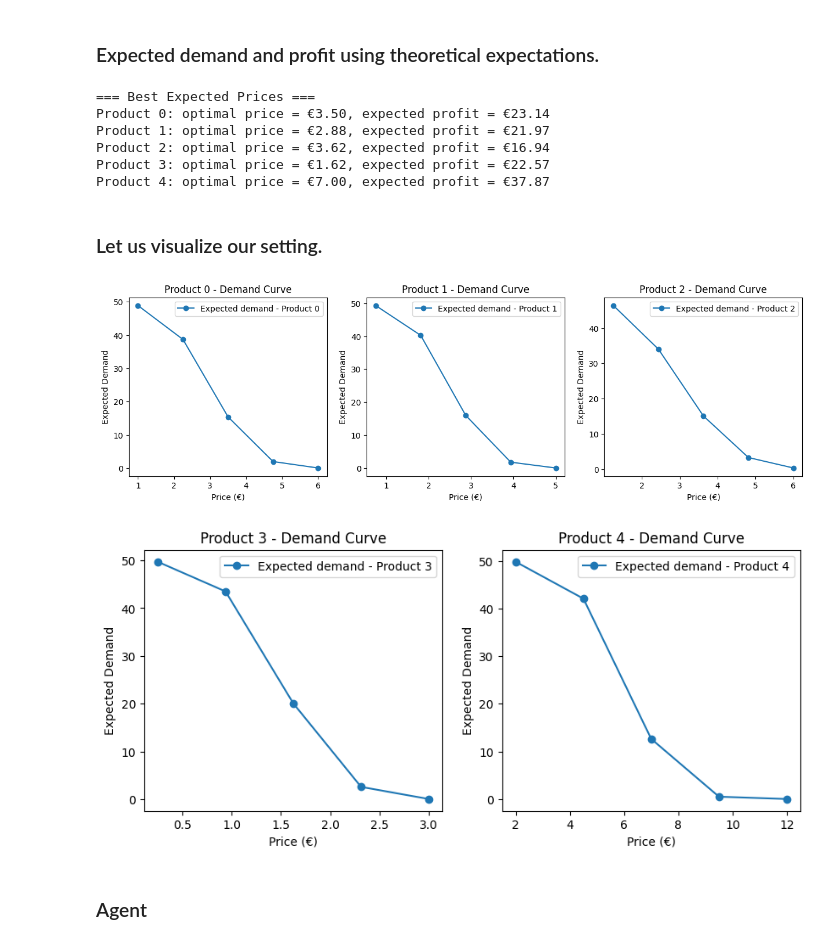
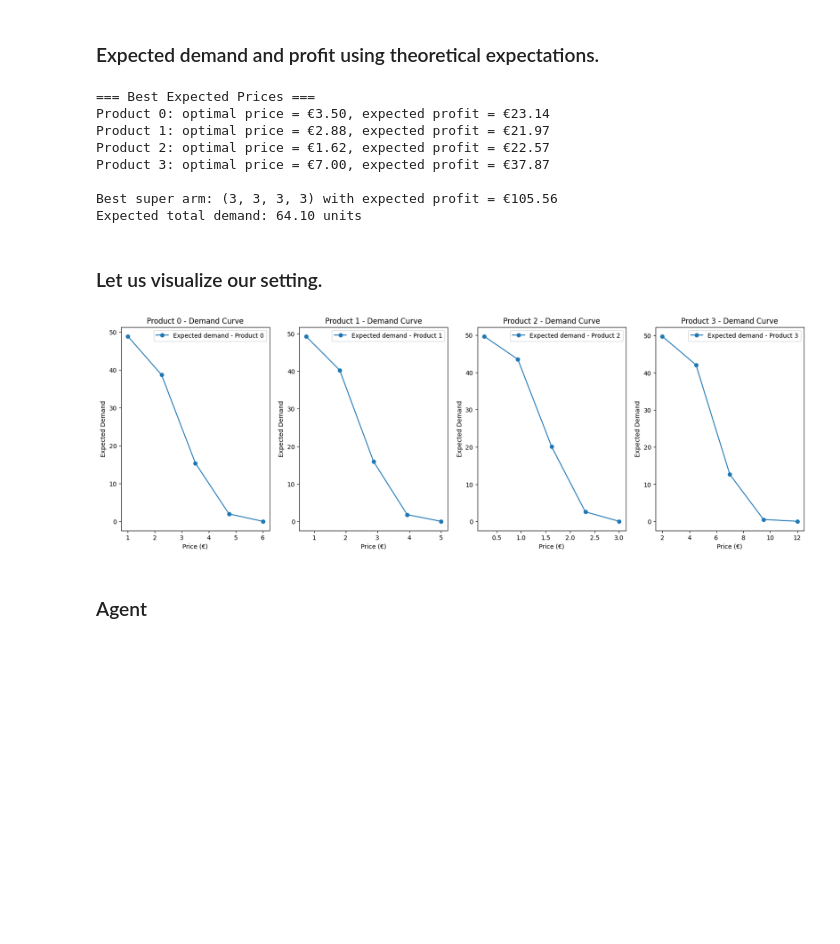
Before and after one commit to peetceenatoo/online-learning, a Jupyter notebook: R2.ipynb, the cells around one changed output. Cells and saved outputs as stored; diff of their text form; code cells hidden in the pictures; blank space fills up the shorter version.

```diff
--- a/R2.ipynb
+++ b/R2.ipynb
@@ -49,9 +50,9 @@ class PricingEnvironmentMultiProduct(Environment):
 # %%
 # --- Global Settings ---
 
-N = 5                       # Number of products
-T = 20000 * N               # Time horizon (number of rounds)
-n_trials = 10               # Number of independent trials for averaging
+N = 4                       # Number of products
+T = 20000                   # Time horizon (number of rounds)
+n_trials = 3                # Number of independent trials for averaging
 
 # --- Pricing Grid and Product Info ---
 
@@ -59,9 +60,9 @@ price_step = 0.5
 
 K = 5         # Number of price options (arms per product)
 
-costs = np.array([2.00, 1.50, 2.50, 0.50, 4.00])
-values = np.array([3.00, 2.50, 3.00, 1.50, 6.00])
-std_valuations = np.array([1.0, 0.8, 1.2, 0.5, 1.5])
+costs = np.array([2.00, 1.50, 0.50, 4.00])
+values = np.array([3.00, 2.50, 1.50, 6.00])
+std_valuations = np.array([1.0, 0.8, 0.5, 1.5])
 
 assert len(costs) == len(values) == len(std_valuations) == N, "costs, values, std_valuations must all be of length N"
 assert np.all(costs < values), "Each product's cost must be less than its corresponding value"
@@ -85,8 +86,12 @@ assert buyers_per_round >= 1, "Must have at least one buyer per round"
 
 # --- Other Parameters ---
 
-zoom = 0.001              # Zoom factor for plotting
-s = 32                   # random seed
+zoom = 0.0005            # Zoom factor for plotting
+s = 30                  # random seed
+
+# --- Formatter for Millions in the plots---
+def millions_formatter(x, pos):
+    return f'{x / 1e6:.1f}M'
 # %% [markdown]
 ### Expected demand and profit using theoretical expectations.
 # %%
@@ -112,6 +117,7 @@ expected_profit_matrix = np.array(expected_profit_matrix)
 
 # --- Find best price per product ---
 best_price_indices = np.argmax(expected_profit_matrix, axis=1)
+best_super_arm = tuple(best_price_indices.tolist())  # Tuple, tipo (2, 1, 4, 0)
 best_prices = np.array([price_grids[i][idx] for i, idx in enumerate(best_price_indices)])
 best_profits = expected_profit_matrix[np.arange(N), best_price_indices]
 
@@ -119,39 +125,35 @@ best_profits = expected_profit_matrix[np.arange(N), best_price_indices]
 print("=== Best Expected Prices ===")
 for i in range(N):
     print(f"Product {i}: optimal price = €{best_prices[i]:.2f}, expected profit = €{best_profits[i]:.2f}")
+print()
+
+print(f"Best super arm: {tuple(idx+1 for idx in best_super_arm)} with expected profit = €{np.sum(best_profits):.2f}")
+print(f"Expected total demand: {np.sum(expected_demand_matrix[np.arange(N), best_price_indices]):.2f} units")
 # %% [output]
 === Best Expected Prices ===
 Product 0: optimal price = €3.50, expected profit = €23.14
 Product 1: optimal price = €2.88, expected profit = €21.97
-Product 2: optimal price = €3.62, expected profit = €16.94
-Product 3: optimal price = €1.62, expected profit = €22.57
-Product 4: optimal price = €7.00, expected profit = €37.87
+Product 2: optimal price = €1.62, expected profit = €22.57
+Product 3: optimal price = €7.00, expected profit = €37.87
+
+Best super arm: (3, 3, 3, 3) with expected profit = €105.56
+Expected total demand: 64.10 units
 # %% [markdown]
 ### Let us visualize our setting.
 # %%
 # --- Visualization ---
 
-fig1, axs1 = plt.subplots(1, 3, figsize=(15, 4))
-fig2, axs2 = plt.subplots(1, 2, figsize=(10, 4))
+fig1, axs1 = plt.subplots(1, 4, figsize=(20, 6))
 
-# Plot items 1, 2 and 3
-for i in range(min(N, 3)):
+# Plot items
+for i in range(min(N, 4)):
     axs1[i].plot(price_grids[i], expected_demand_matrix[i], label=f'Expected demand - Product {i}', marker='o')
     axs1[i].set_title(f"Product {i} - Demand Curve")
     axs1[i].set_xlabel("Price (€)")
-    axs1[i].set_ylabel("Expected Demand") # Y-axis will naturally be float if expected_demand_matrix[i] contains floats
+    axs1[i].set_ylabel("Expected Demand")
     axs1[i].legend()
-
-# Plot items 4 and 5
-for i in range(3, min(N, 5)):
-    axs2[i-3].plot(price_grids[i], expected_demand_matrix[i], label=f'Expected demand - Product {i}', marker='o')
-    axs2[i-3].set_title(f"Product {i} - Demand Curve")
-    axs2[i-3].set_xlabel("Price (€)")
-    axs2[i-3].set_ylabel("Expected Demand") # Y-axis will naturally be float if expected_demand_matrix[i] contains floats
-    axs2[i-3].legend()
 # %% [output]
-[figure, old version]
+[figure, new version]
-[figure, removed]
 # %% [markdown]
 ### Agent
 # %%
```
Also changed, not shown: parts of 18 cells of this notebook, 1 other file.
